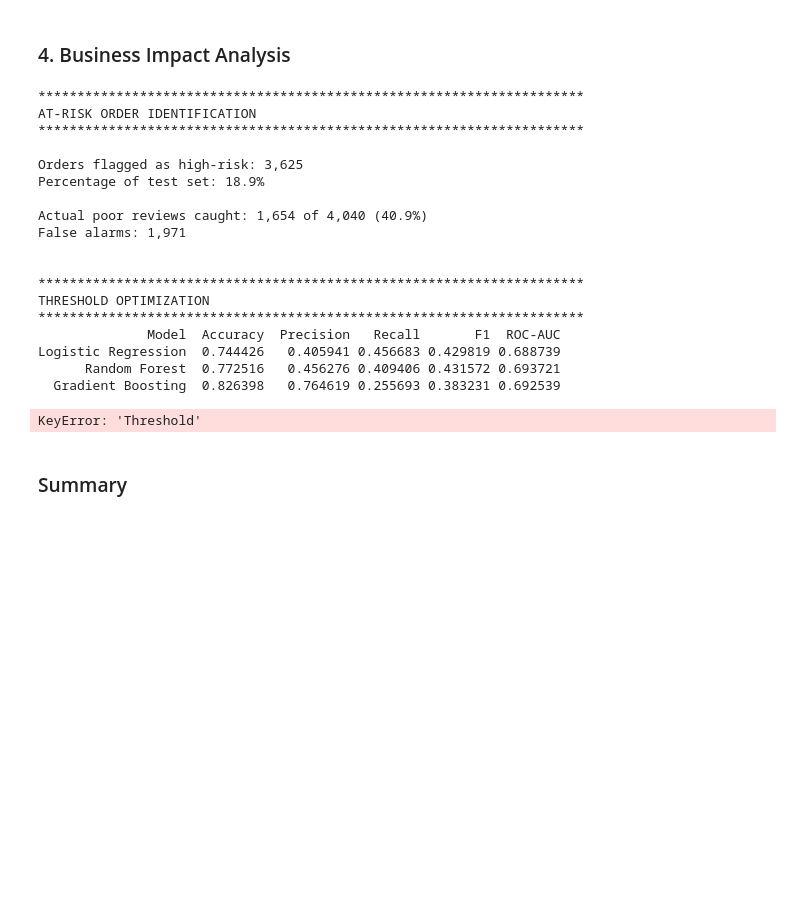
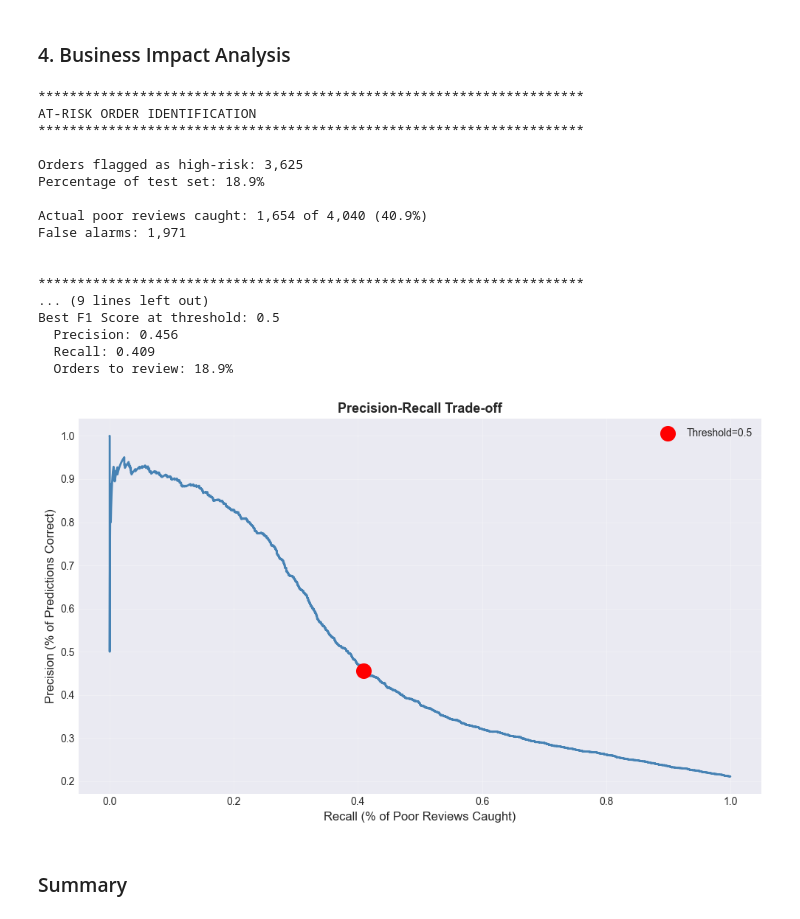
Before and after one commit to gnpthbalaji/ds_with_ai_capstone, a Jupyter notebook: notebooks/05_predictive_modeling.ipynb, the cells around one changed output. Drawn from its saved outputs; the diff is of its cells as text; code cells hidden in the pictures; blank space fills up the shorter version.

Commit message:
Updating the Threshold to fix issues

```diff
--- a/notebooks/05_predictive_modeling.ipynb
+++ b/notebooks/05_predictive_modeling.ipynb
@@ -430,7 +430,7 @@ for thresh in thresholds:
         'Orders_Flagged_%': pct_flagged
     })
 
-results_df = pd.DataFrame(results)
+results_df = pd.DataFrame(results_threshold)
 print(results_df.to_string(index=False))
 
 # Find best F1 (balanced)
@@ -447,40 +447,39 @@ precision_curve, recall_curve, thresholds_curve = precision_recall_curve(y_test,
 
 plt.figure(figsize=(10, 6))
 plt.plot(recall_curve, precision_curve, linewidth=2, color='steelblue')
 plt.xlabel('Recall (% of Poor Reviews Caught)', fontsize=12)
 plt.ylabel('Precision (% of Predictions Correct)', fontsize=12)
 plt.title('Precision-Recall Trade-off', fontsize=13, fontweight='bold')
 plt.grid(alpha=0.3)
 
 # Mark current threshold (0.5)
 idx_50 = np.argmin(np.abs(thresholds_curve - 0.5))
 plt.scatter(recall_curve[idx_50], precision_curve[idx_50],
            s=200, color='red', zorder=5, label='Threshold=0.5')
 plt.legend()
 
 plt.tight_layout()
 plt.savefig('../reports/figures/precision_recall_curve.png', dpi=300, bbox_inches='tight')
 plt.show()
 # %% [output]
 **********************************************************************
 AT-RISK ORDER IDENTIFICATION
 **********************************************************************
 
 Orders flagged as high-risk: 3,625
 Percentage of test set: 18.9%
 
 Actual poor reviews caught: 1,654 of 4,040 (40.9%)
 False alarms: 1,971
 
 
 **********************************************************************
-THRESHOLD OPTIMIZATION
-**********************************************************************
-              Model  Accuracy  Precision   Recall       F1  ROC-AUC
-Logistic Regression  0.744426   0.405941 0.456683 0.429819 0.688739
-      Random Forest  0.772516   0.456276 0.409406 0.431572 0.693721
-  Gradient Boosting  0.826398   0.764619 0.255693 0.383231 0.692539
+... (9 lines left out)
+Best F1 Score at threshold: 0.5
+  Precision: 0.456
+  Recall: 0.409
+  Orders to review: 18.9%
-KeyError: 'Threshold'
+[figure, added]
 # %% [markdown]
 ### Summary
 # %%
```
